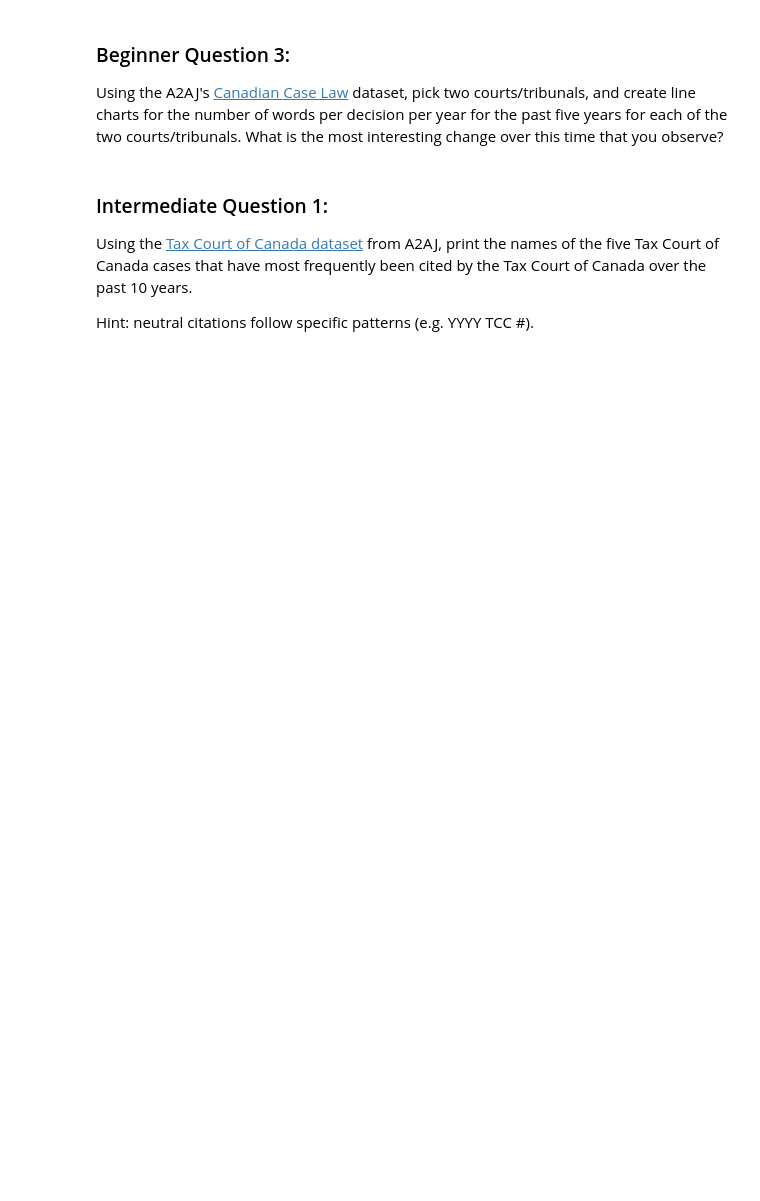
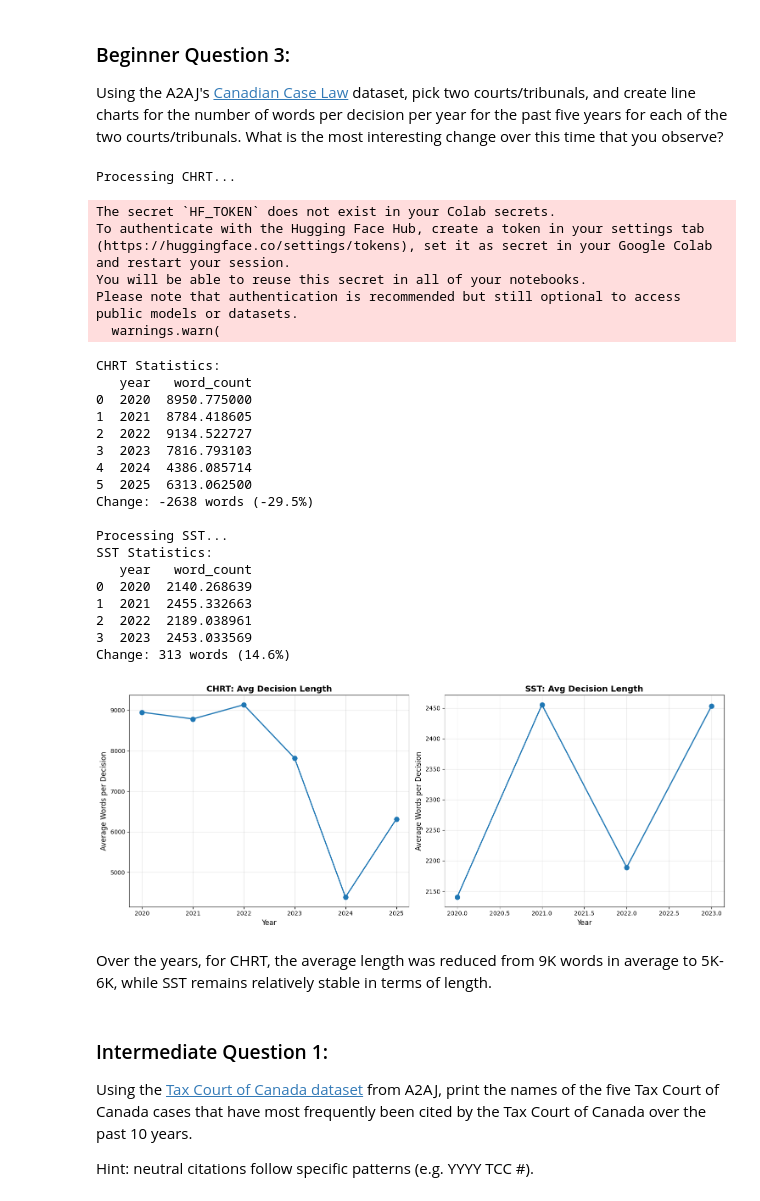
Before and after one commit to Frikasong/CS61Aassignment, a Jupyter notebook: Module3_Assignment_w26.ipynb, the cells around one changed output. Drawn from its saved outputs; the diff is of its cells as text; code cells hidden in the pictures; blank space fills up the shorter version.

```diff
--- a/Module3_Assignment_w26.ipynb
+++ b/Module3_Assignment_w26.ipynb
@@ -65,6 +81,84 @@ Available Columns: ['dataset', 'citation_en', 'citation2_en', 'name_en', 'docume
 ### Beginner Question 3:
 
 Using the A2AJ's [Canadian Case Law](https://huggingface.co/datasets/a2aj/canadian-case-law) dataset, pick two courts/tribunals, and create line charts for the number of words per decision per year for the past five years for each of the two courts/tribunals. What is the most interesting change over this time that you observe?
+# %%
+import pandas as pd
+from datasets import load_dataset
+import matplotlib.pyplot as plt
+
+tribunals = ['CHRT', 'SST']
+
+fig, axes = plt.subplots(1, 2, figsize=(15, 6))
+
+for idx, tribunal in enumerate(tribunals):
+    print(f"\nProcessing {tribunal}...")
+    cases = load_dataset("a2aj/canadian-case-law", data_dir=tribunal, split="train", streaming=True)
+
+    data_list = []
+    for i, case in enumerate(cases):
+        if i >= 5000:
+            break
+
+        try:
+            date = pd.to_datetime(case['document_date_en'])
+            year = date.year
+
+            if year >= 2020:
+                text = case.get('unofficial_text_en', '')
+                word_count = len(str(text).split()) if text else 0
+                data_list.append({'year': year, 'word_count': word_count})
+        except:
+            continue
+
+    df = pd.DataFrame(data_list)
+
+    if len(df) > 0:
+        yearly_avg = df.groupby('year')['word_count'].mean().reset_index()
+
+        axes[idx].plot(yearly_avg['year'], yearly_avg['word_count'],
+                      marker='o', linewidth=2, markersize=8)
+        axes[idx].set_xlabel('Year', fontsize=12)
+        axes[idx].set_ylabel('Average Words per Decision', fontsize=12)
+        axes[idx].set_title(f'{tribunal}: Avg Decision Length', fontsize=14, fontweight='bold')
+        axes[idx].grid(True, alpha=0.3)
+
+        print(f"{tribunal} Statistics:")
+        print(yearly_avg)
+        if len(yearly_avg) > 1:
+            change = yearly_avg['word_count'].iloc[-1] - yearly_avg['word_count'].iloc[0]
+            pct_change = ((yearly_avg['word_count'].iloc[-1] / yearly_avg['word_count'].iloc[0]) - 1) * 100
+            print(f"Change: {change:.0f} words ({pct_change:.1f}%)")
+
+plt.tight_layout()
+plt.show()
+# %% [output]
+Processing CHRT...
+The secret `HF_TOKEN` does not exist in your Colab secrets.
+To authenticate with the Hugging Face Hub, create a token in your settings tab (https://huggingface.co/settings/tokens), set it as secret in your Google Colab and restart your session.
+You will be able to reuse this secret in all of your notebooks.
+Please note that authentication is recommended but still optional to access public models or datasets.
+  warnings.warn(
+CHRT Statistics:
+   year   word_count
+0  2020  8950.775000
+1  2021  8784.418605
+2  2022  9134.522727
+3  2023  7816.793103
+4  2024  4386.085714
+5  2025  6313.062500
+Change: -2638 words (-29.5%)
+
+Processing SST...
+SST Statistics:
+   year   word_count
+0  2020  2140.268639
+1  2021  2455.332663
+2  2022  2189.038961
+3  2023  2453.033569
+Change: 313 words (14.6%)
+[figure, added]
+# %% [markdown]
+Over the years, for CHRT, the average length was reduced from 9K words in average to 5K-6K, while SST remains relatively stable in terms of length.
 # %% [markdown]
 ### Intermediate Question 1:
 
```
Also changed, not shown: parts of 5 cells of this notebook.
